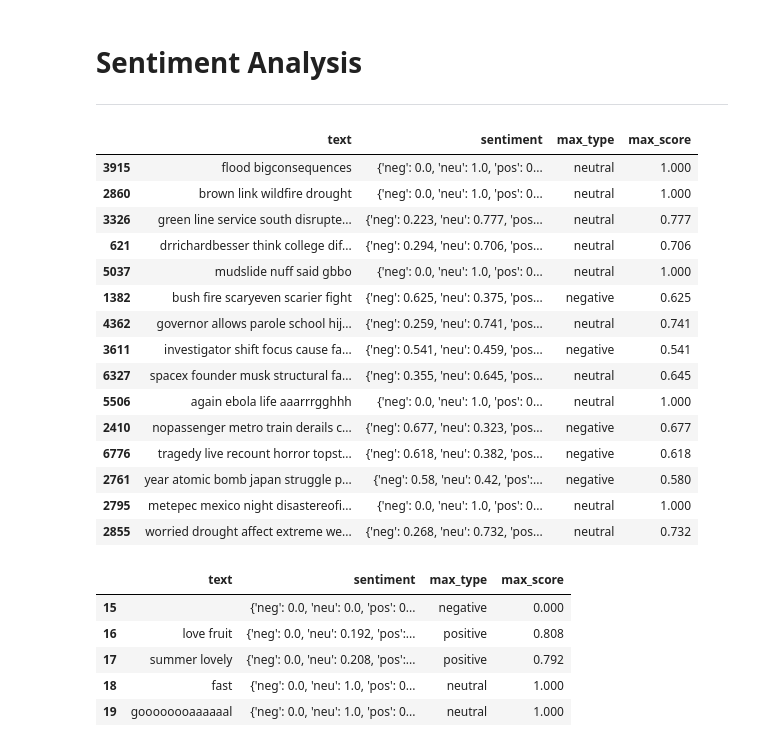
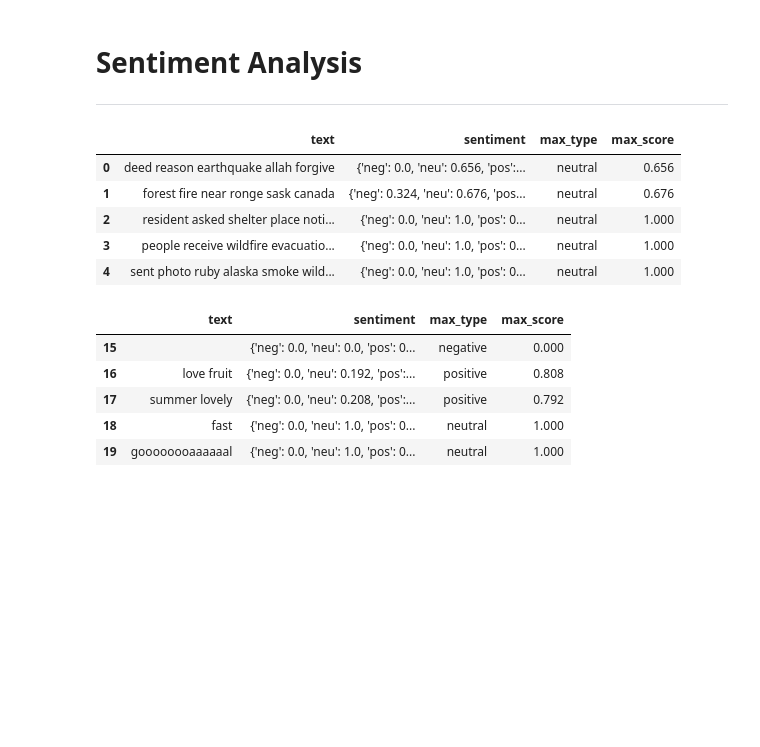
Before and after one commit to b3ccaMR/NLP-Disaster-Tweets, a Jupyter notebook: nlp-tweets.ipynb, the cells around one changed output. Drawn from its saved outputs; the diff is of its cells as text; code cells hidden in the pictures; blank space fills up the shorter version.

```diff
--- a/nlp-tweets.ipynb
+++ b/nlp-tweets.ipynb
@@ -200,33 +213,23 @@ Name: text, dtype: object
 # %%
 # Sentiment analysis real tweets
 sentiment_real = pd.DataFrame()
 sentiment_real['text'] = real['text'].apply(clean_data)
 
 sia = SentimentIntensityAnalyzer()
 
 sentiment_real['sentiment'] = sentiment_real['text'].apply(lambda x: sia.polarity_scores(x))
 sentiment_real['max_type'] = sentiment_real['sentiment'].apply(lambda x: max(x, key=x.get))
 sent_dict = {'neg': 'negative', 'pos': 'positive', 'neu': 'neutral'}
 sentiment_real['max_type'] = sentiment_real['max_type'].replace(sent_dict)
 sentiment_real['max_score'] = sentiment_real['sentiment'].apply(lambda x: x[max(x, key=x.get)])
-sentiment_real.sample(15)
+sentiment_real.head()
 # %% [output]
 |  | text | sentiment | max_type | max_score |
-| 3915 | flood bigconsequences | {'neg': 0.0, 'neu': 1.0, 'pos': 0... | neutral | 1.000 |
-| 2860 | brown link wildfire drought | {'neg': 0.0, 'neu': 1.0, 'pos': 0... | neutral | 1.000 |
-| 3326 | green line service south disrupte... | {'neg': 0.223, 'neu': 0.777, 'pos... | neutral | 0.777 |
-| 621 | drrichardbesser think college dif... | {'neg': 0.294, 'neu': 0.706, 'pos... | neutral | 0.706 |
-| 5037 | mudslide nuff said gbbo | {'neg': 0.0, 'neu': 1.0, 'pos': 0... | neutral | 1.000 |
-| 1382 | bush fire scaryeven scarier fight | {'neg': 0.625, 'neu': 0.375, 'pos... | negative | 0.625 |
-| 4362 | governor allows parole school hij... | {'neg': 0.259, 'neu': 0.741, 'pos... | neutral | 0.741 |
-| 3611 | investigator shift focus cause fa... | {'neg': 0.541, 'neu': 0.459, 'pos... | negative | 0.541 |
-| 6327 | spacex founder musk structural fa... | {'neg': 0.355, 'neu': 0.645, 'pos... | neutral | 0.645 |
-| 5506 | again ebola life aaarrrgghhh | {'neg': 0.0, 'neu': 1.0, 'pos': 0... | neutral | 1.000 |
-| 2410 | nopassenger metro train derails c... | {'neg': 0.677, 'neu': 0.323, 'pos... | negative | 0.677 |
-| 6776 | tragedy live recount horror topst... | {'neg': 0.618, 'neu': 0.382, 'pos... | negative | 0.618 |
-| 2761 | year atomic bomb japan struggle p... | {'neg': 0.58, 'neu': 0.42, 'pos':... | negative | 0.580 |
-| 2795 | metepec mexico night disastereofi... | {'neg': 0.0, 'neu': 1.0, 'pos': 0... | neutral | 1.000 |
-| 2855 | worried drought affect extreme we... | {'neg': 0.268, 'neu': 0.732, 'pos... | neutral | 0.732 |
+| 0 | deed reason earthquake allah forgive | {'neg': 0.0, 'neu': 0.656, 'pos':... | neutral | 0.656 |
+| 1 | forest fire near ronge sask canada | {'neg': 0.324, 'neu': 0.676, 'pos... | neutral | 0.676 |
+| 2 | resident asked shelter place noti... | {'neg': 0.0, 'neu': 1.0, 'pos': 0... | neutral | 1.000 |
+| 3 | people receive wildfire evacuatio... | {'neg': 0.0, 'neu': 1.0, 'pos': 0... | neutral | 1.000 |
+| 4 | sent photo ruby alaska smoke wild... | {'neg': 0.0, 'neu': 1.0, 'pos': 0... | neutral | 1.000 |
 # %%
 # Sentiment analysis fake tweets
 sentiment_fake = pd.DataFrame()
```
Also changed, not shown: parts of 7 cells of this notebook.
